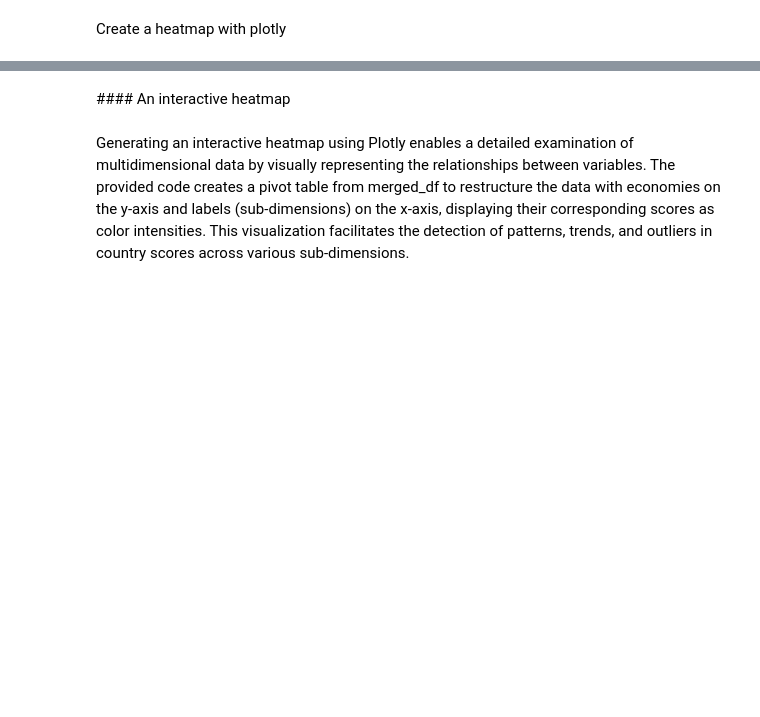
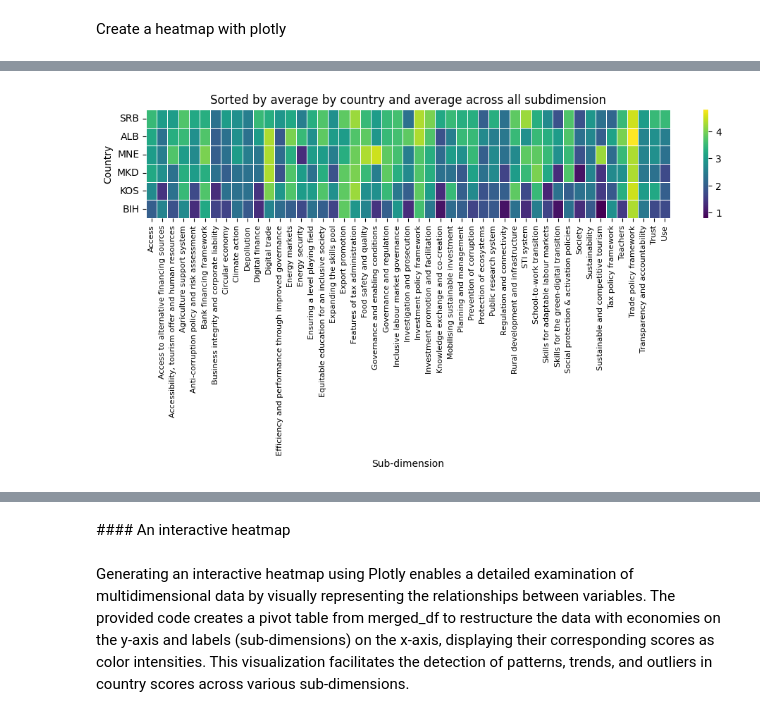
Before and after one commit to fleshgordo/dataexploration, a Jupyter notebook: DataExploration.ipynb, the cells around one changed output, grey strips where cells are left out. Cells and saved outputs as stored; diff of their text form; code cells hidden in the pictures; blank space fills up the shorter version.

```diff
--- a/DataExploration.ipynb
+++ b/DataExploration.ipynb
@@ -579,4 +948,8 @@ For better readability let's merge them. The `merge()` function can merge two da
 # Merge the subdimensions_scores and labels dataframes based on the 'key' column
 merged_df = pd.merge(subdimensions_df, labels_df, on='key', how='left')
 
-merged_df.head()
+
+#merged_df[merged_df['economy'] != 'WB6_AVG']
+#merged_df
+merged_df = merged_df[merged_df['economy'] != 'WB6_AVG']
+merged_df
@@ -584,0 +985,28 @@ Create a heatmap with plotly
+# %%
+# Create a pivot table for the heatmap using the 'label' column for the labels
+heatmap_data_with_labels = merged_df.pivot_table(index='economy', columns='label', values='score', aggfunc='mean')
+
+# Calculate the average score for each economy
+heatmap_data_with_labels['average_score'] = heatmap_data_with_labels.mean(axis=1)
+
+# Sort the DataFrame by average score in descending order
+heatmap_data_with_labels = heatmap_data_with_labels.sort_values(by='average_score', ascending=False)
+
+# Remove the 'average_score' column if you don't need it anymore
+heatmap_data_with_labels = heatmap_data_with_labels.drop('average_score', axis=1)
+
+# Sort the columns (labels) by their mean score
+#heatmap_data_with_labels = heatmap_data_with_labels.reindex(heatmap_data_with_labels.mean().sort_values(ascending=False).index, axis=1)
+
+# Plot the updated heatmap
+plt.figure(figsize=(12, 2))
+sns.heatmap(heatmap_data_with_labels, cmap='viridis', linewidths=.5)
+plt.title('Sorted by average by country and average across all subdimension')
+plt.xlabel('Sub-dimension')
+plt.ylabel('Country')
+plt.xticks(rotation=90,fontsize=8)
+#plt.tight_layout()
+#plt.savefig("heatmap.png",dpi=300)
+plt.show()
+# %% [output]
+[figure, added]
```
Also changed, not shown: parts of 72 cells of this notebook.
